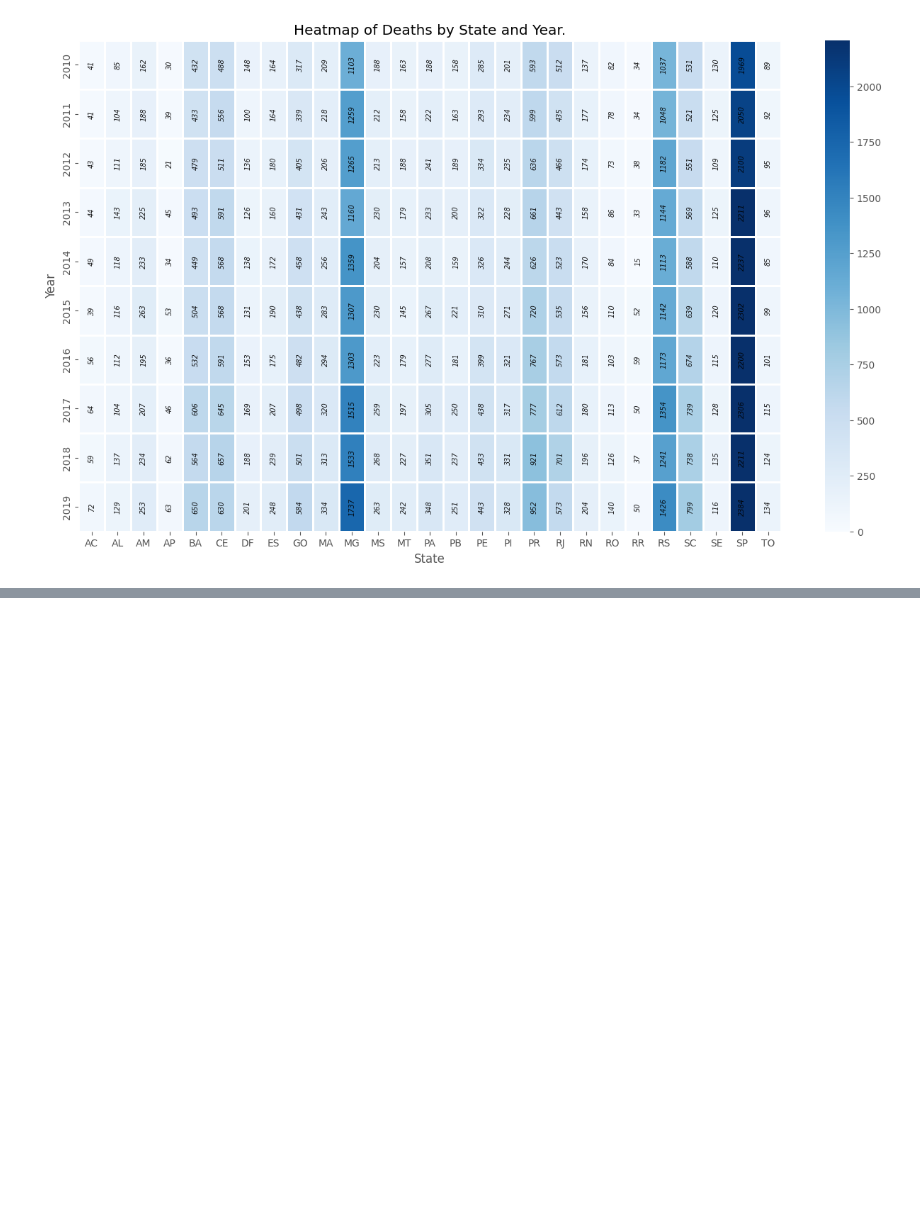
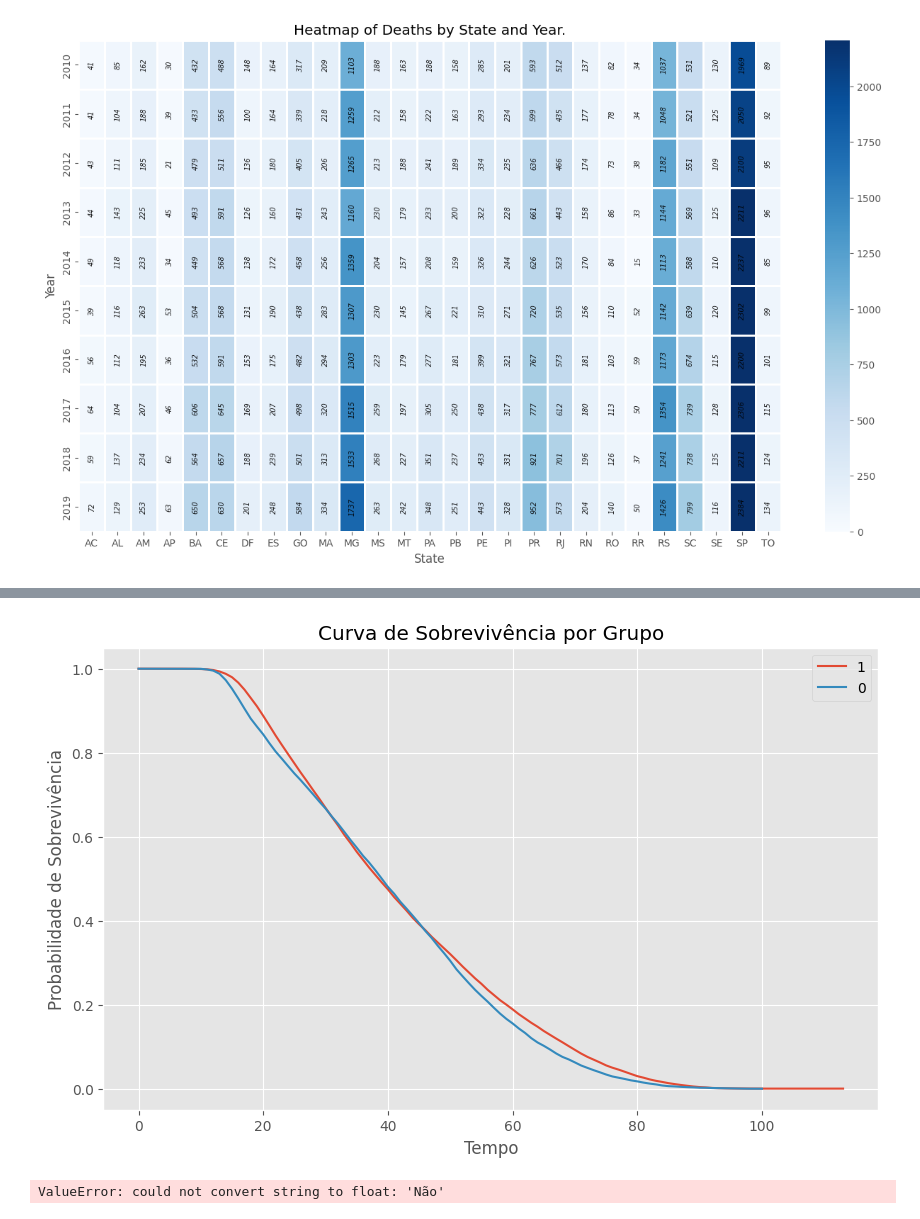
Before and after one commit to MarcondsRezende/Datasus_ds, a Jupyter notebook: Suicide_2010_2019/datasus_suicide_python.ipynb, the cells around one changed output, grey strips where cells are left out. Drawn from its saved outputs; the diff is of its cells as text; code cells hidden in the pictures; blank space fills up the shorter version.

```diff
--- a/Suicide_2010_2019/datasus_suicide_python.ipynb
+++ b/Suicide_2010_2019/datasus_suicide_python.ipynb
@@ -462,0 +483,2 @@ plt.show()
+# %%
+df.dropna(inplace=True)
@@ -462,0 +490,14 @@ plt.show()
+# %%
+columns_to_encode = ['Gender', 'Race']
+
+# Inicializar o codificador
+label_encoder = LabelEncoder()
+
+# Iterar pelas colunas e codificar os valores
+for col in columns_to_encode:
+    df[col] = label_encoder.fit_transform(df[col])
+# %%
+df['Event'] = (df['Years_old'] >= 5) & (df['Years_old'] <= 100)
+# %%
+data = df[['Gender', 'Race', 'Medical_assistance', 'Civil_state', 'Years_old', 'Event']]
+kmf = KaplanMeierFitter()
@@ -462,0 +523,22 @@ plt.show()
+# %%
+groups = data['Gender']
+
+plt.figure(figsize=(10, 6))
+
+for group in groups.unique():
+    group_data = data[groups == group]
+    kmf.fit(group_data['Years_old'], event_observed=group_data['Event'])
+    sns.lineplot(x=kmf.timeline, y=kmf.survival_function_.iloc[:, 0], label=group)
+
+plt.xlabel('Tempo')
+plt.ylabel('Probabilidade de Sobrevivência')
+plt.title('Curva de Sobrevivência por Grupo')
+plt.legend()
+plt.show()
+
+cph = CoxPHFitter()
+cph.fit(data, duration_col='Years_old', event_col='Event')
+cph.print_summary()
+# %% [output]
+[figure, added]
+ValueError: could not convert string to float: 'Não'
```
Also changed, not shown: parts of 9 cells of this notebook.
